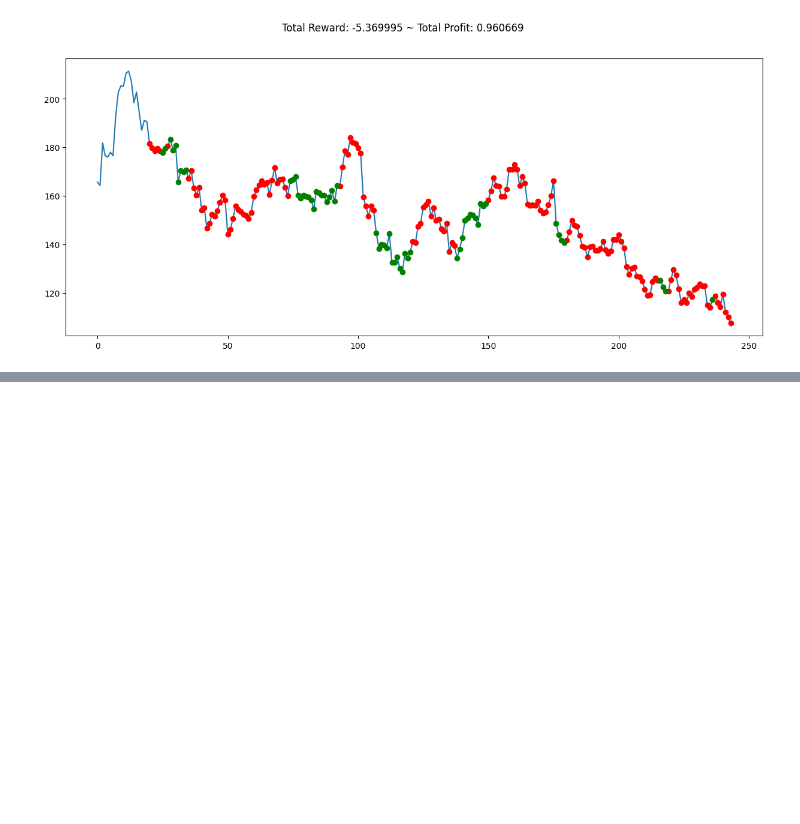
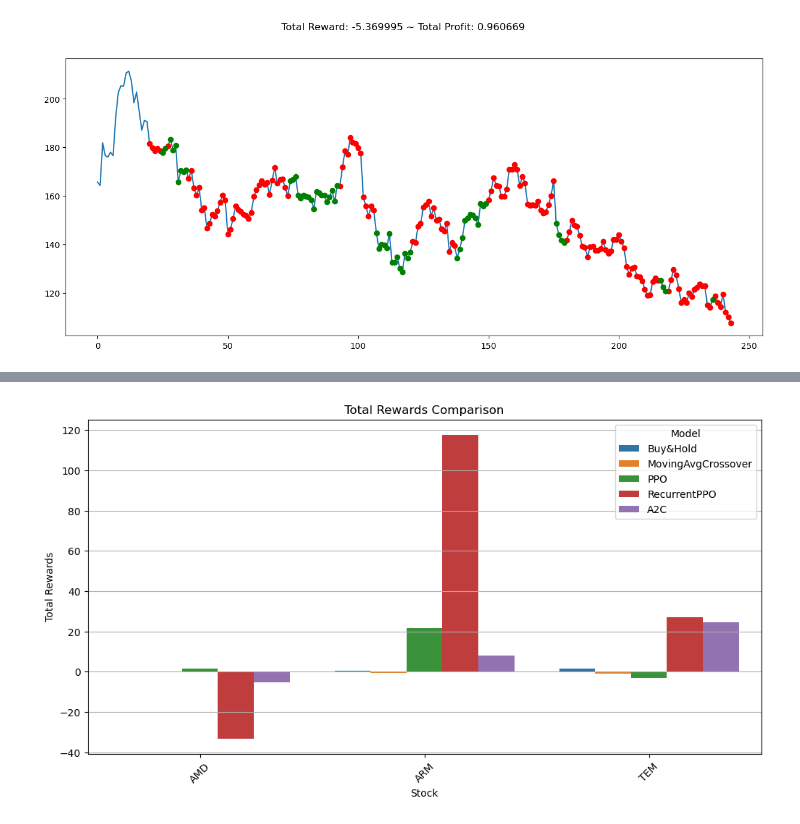
Before and after one commit to rogerhsiehh/DMU, a Jupyter notebook: DMU_testing_on_different_data.ipynb, the cells around one changed output, grey strips where cells are left out. Drawn from its saved outputs; the diff is of its cells as text; code cells hidden in the pictures; blank space fills up the shorter version.

Commit message:
add comparison part

```diff
--- a/DMU_testing_on_different_data.ipynb
+++ b/DMU_testing_on_different_data.ipynb
@@ -202,0 +325,17 @@ Final info: {'total_reward': np.float32(-5.369995), 'total_profit': np.float32(0
+# %%
+# Set up the figure
+plt.figure(figsize=(12, 6), dpi=100)
+
+# Plot total rewards comparison
+sns.barplot(data=results_df, x="Stock", y="Total Rewards", hue="Model")
+plt.title("Total Rewards Comparison")
+plt.xlabel("Stock")
+plt.ylabel("Total Rewards")
+plt.legend(title="Model")
+plt.xticks(rotation=45)
+plt.grid(axis="y")
+
+#plt.savefig("total_rewards_comparison.png")
+plt.show()
+# %% [output]
+[figure, added]
```
Also changed, not shown: parts of 5 cells of this notebook.
